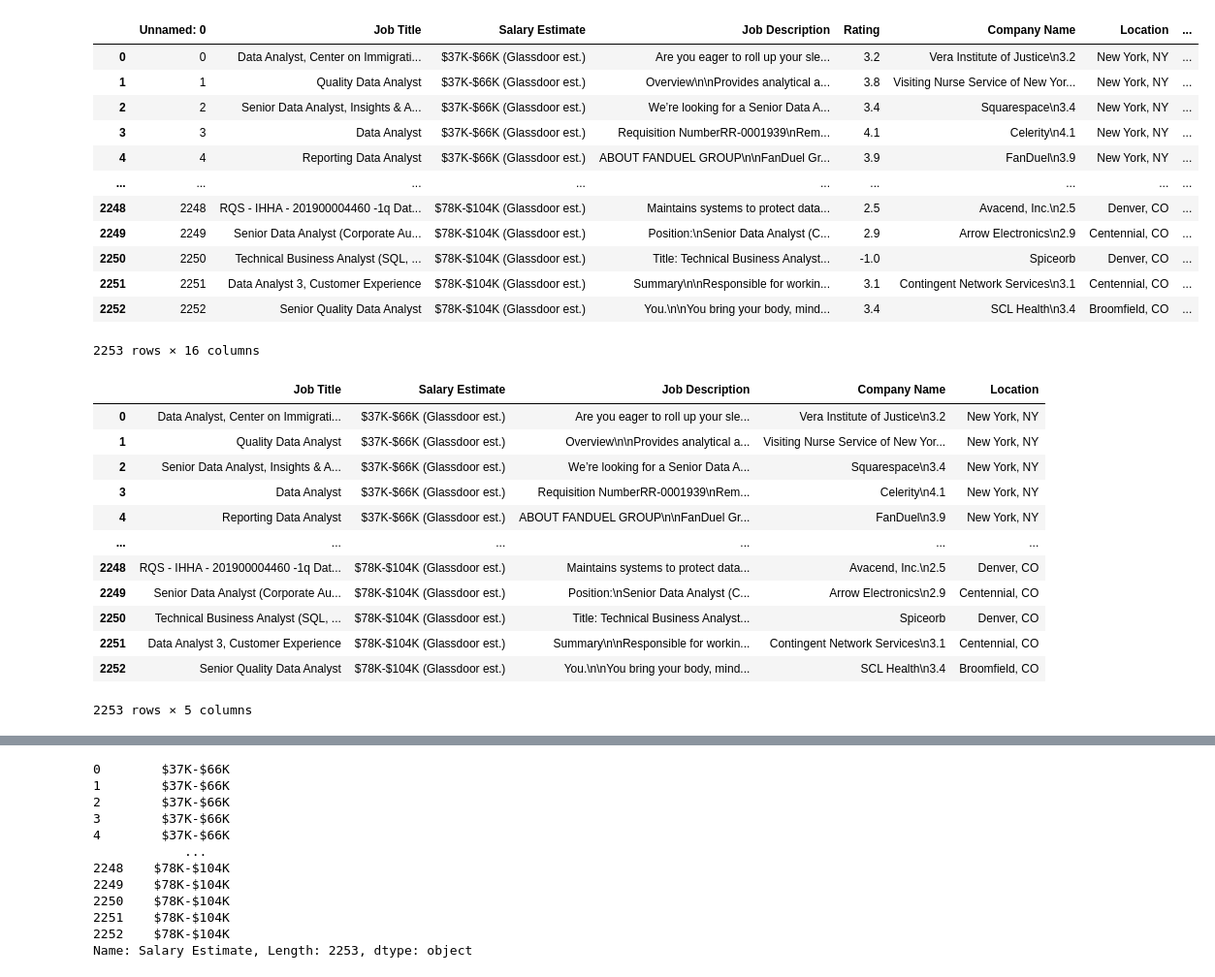
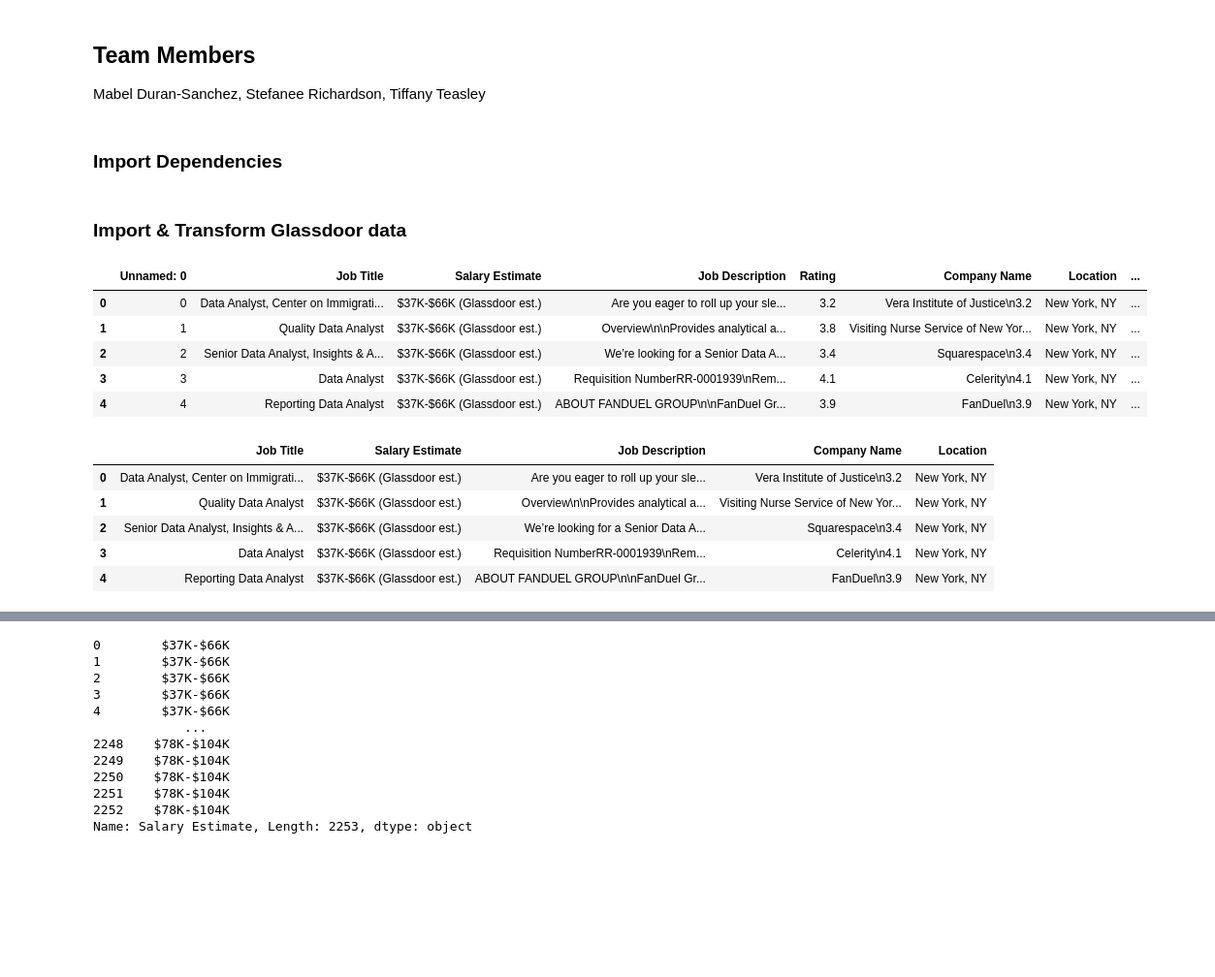
Before and after one commit to melodie1920/ETLProject, a Jupyter notebook: ETLProject.ipynb, the cells around one changed output, grey strips where cells are left out. Shown at 97% size. Saved outputs shown, nothing was run; the diff lists cells and outputs as text; code cells hidden in the pictures; blank space fills up the shorter version.

```diff
--- a/ETLProject.ipynb
+++ b/ETLProject.ipynb
@@ -1,2 +3,7 @@
+# %% [markdown]
+## Team Members
+Mabel Duran-Sanchez, Stefanee Richardson, Tiffany Teasley
+# %% [markdown]
+### Import Dependencies
 # %%
 import pandas as pd
@@ -3,28 +11,23 @@ import pandas as pd
+# %% [markdown]
+### Import & Transform Glassdoor data
 # %%
 #read in Glassdoor data analyst csv from Kaggle
 data_analyst = "Resources\DataAnalyst.csv"
 data_analyst_df = pd.read_csv(data_analyst)
 # %%
-data_analyst_df
+data_analyst_df.head()
 # %% [output]
 |  | Unnamed: 0 | Job Title | Salary Estimate | Job Description | Rating | Company Name | Location | ... |
 | 0 | 0 | Data Analyst, Center on Immigrati... | $37K-$66K (Glassdoor est.) | Are you eager to roll up your sle... | 3.2 | Vera Institute of Justice\n3.2 | New York, NY | ... |
 | 1 | 1 | Quality Data Analyst | $37K-$66K (Glassdoor est.) | Overview\n\nProvides analytical a... | 3.8 | Visiting Nurse Service of New Yor... | New York, NY | ... |
 | 2 | 2 | Senior Data Analyst, Insights & A... | $37K-$66K (Glassdoor est.) | We’re looking for a Senior Data A... | 3.4 | Squarespace\n3.4 | New York, NY | ... |
 | 3 | 3 | Data Analyst | $37K-$66K (Glassdoor est.) | Requisition NumberRR-0001939\nRem... | 4.1 | Celerity\n4.1 | New York, NY | ... |
 | 4 | 4 | Reporting Data Analyst | $37K-$66K (Glassdoor est.) | ABOUT FANDUEL GROUP\n\nFanDuel Gr... | 3.9 | FanDuel\n3.9 | New York, NY | ... |
-| ... | ... | ... | ... | ... | ... | ... | ... | ... |
-| 2248 | 2248 | RQS - IHHA - 201900004460 -1q Dat... | $78K-$104K (Glassdoor est.) | Maintains systems to protect data... | 2.5 | Avacend, Inc.\n2.5 | Denver, CO | ... |
-| 2249 | 2249 | Senior Data Analyst (Corporate Au... | $78K-$104K (Glassdoor est.) | Position:\nSenior Data Analyst (C... | 2.9 | Arrow Electronics\n2.9 | Centennial, CO | ... |
-| 2250 | 2250 | Technical Business Analyst (SQL, ... | $78K-$104K (Glassdoor est.) | Title: Technical Business Analyst... | -1.0 | Spiceorb | Denver, CO | ... |
-| 2251 | 2251 | Data Analyst 3, Customer Experience | $78K-$104K (Glassdoor est.) | Summary\n\nResponsible for workin... | 3.1 | Contingent Network Services\n3.1 | Centennial, CO | ... |
-| 2252 | 2252 | Senior Quality Data Analyst | $78K-$104K (Glassdoor est.) | You.\n\nYou bring your body, mind... | 3.4 | SCL Health\n3.4 | Broomfield, CO | ... |
-2253 rows × 16 columns
 # %%
 #filter and pick columns for final Glassdoor data analyst df
 data_analyst_df.head()
 data_analyst_transformed=data_analyst_df[["Job Title","Salary Estimate","Job Description","Company Name","Location"]]
-data_analyst_transformed
+data_analyst_transformed.head()
 # %% [output]
 |  | Job Title | Salary Estimate | Job Description | Company Name | Location |
 | 0 | Data Analyst, Center on Immigrati... | $37K-$66K (Glassdoor est.) | Are you eager to roll up your sle... | Vera Institute of Justice\n3.2 | New York, NY |
@@ -32,13 +35,6 @@ data_analyst_transformed
 | 2 | Senior Data Analyst, Insights & A... | $37K-$66K (Glassdoor est.) | We’re looking for a Senior Data A... | Squarespace\n3.4 | New York, NY |
 | 3 | Data Analyst | $37K-$66K (Glassdoor est.) | Requisition NumberRR-0001939\nRem... | Celerity\n4.1 | New York, NY |
 | 4 | Reporting Data Analyst | $37K-$66K (Glassdoor est.) | ABOUT FANDUEL GROUP\n\nFanDuel Gr... | FanDuel\n3.9 | New York, NY |
-| ... | ... | ... | ... | ... | ... |
-| 2248 | RQS - IHHA - 201900004460 -1q Dat... | $78K-$104K (Glassdoor est.) | Maintains systems to protect data... | Avacend, Inc.\n2.5 | Denver, CO |
-| 2249 | Senior Data Analyst (Corporate Au... | $78K-$104K (Glassdoor est.) | Position:\nSenior Data Analyst (C... | Arrow Electronics\n2.9 | Centennial, CO |
-| 2250 | Technical Business Analyst (SQL, ... | $78K-$104K (Glassdoor est.) | Title: Technical Business Analyst... | Spiceorb | Denver, CO |
-| 2251 | Data Analyst 3, Customer Experience | $78K-$104K (Glassdoor est.) | Summary\n\nResponsible for workin... | Contingent Network Services\n3.1 | Centennial, CO |
-| 2252 | Senior Quality Data Analyst | $78K-$104K (Glassdoor est.) | You.\n\nYou bring your body, mind... | SCL Health\n3.4 | Broomfield, CO |
-2253 rows × 5 columns
 # %%
 #add source column to data analyst df
 data_analyst_transformed["Source"]="www.glassdoor.com"
```
Also changed, not shown: parts of 22 cells of this notebook, 2 other files.
